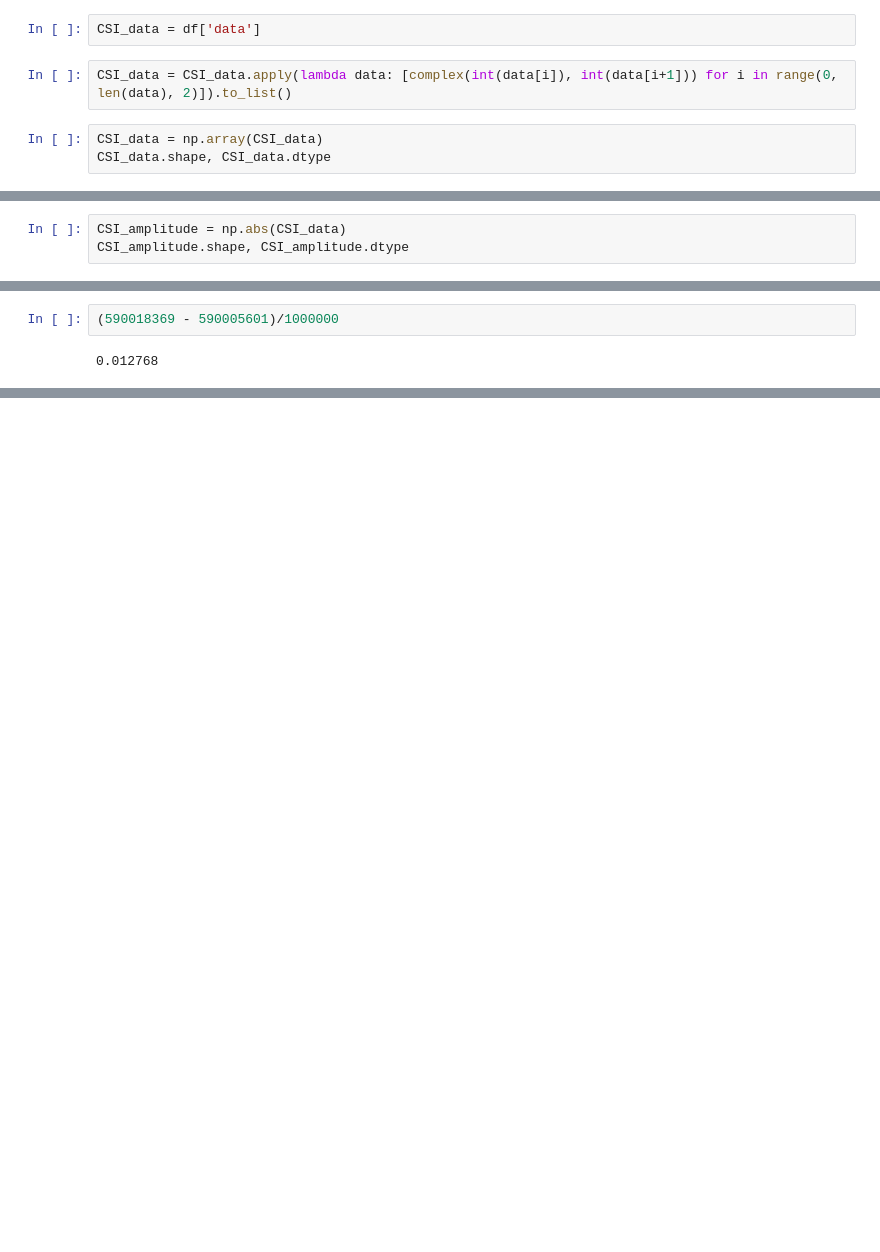
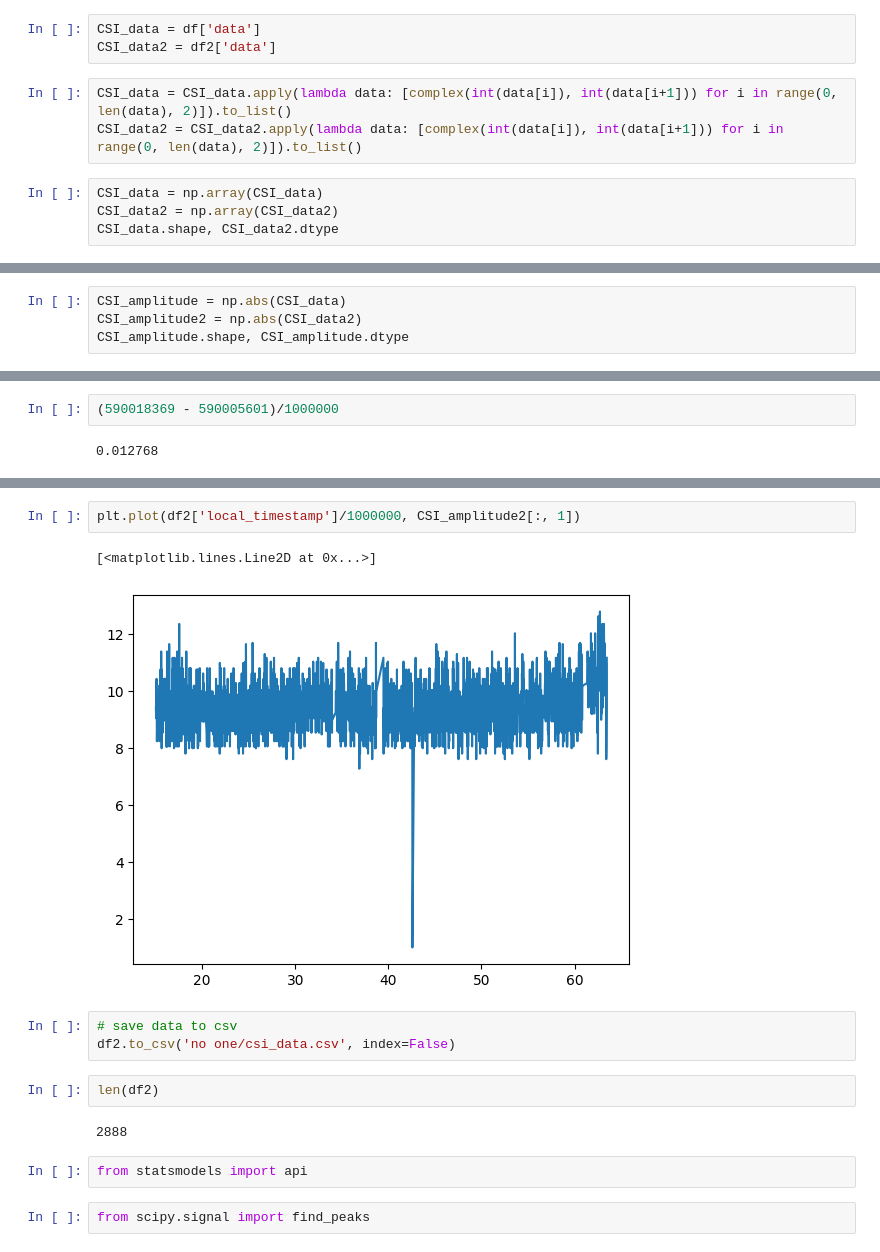
Before and after one commit to SumYg/COMP3516-Presence-detection-using-WiFi-IoTs, a Jupyter notebook: analysis.ipynb, the cells around one changed output, grey strips where cells are left out. Cells and saved outputs as stored; diff of their text form; blank space fills up the shorter version.

```diff
--- a/analysis.ipynb
+++ b/analysis.ipynb
@@ -42,10 +30,13 @@ True
 # %%
 CSI_data = df['data']
+CSI_data2 = df2['data']
 # %%
 CSI_data = CSI_data.apply(lambda data: [complex(int(data[i]), int(data[i+1])) for i in range(0, len(data), 2)]).to_list()
+CSI_data2 = CSI_data2.apply(lambda data: [complex(int(data[i]), int(data[i+1])) for i in range(0, len(data), 2)]).to_list()
 # %%
 CSI_data = np.array(CSI_data)
-CSI_data.shape, CSI_data.dtype
+CSI_data2 = np.array(CSI_data2)
+CSI_data.shape, CSI_data2.dtype
 # %% [output]
 ((6789, 64), dtype('complex128'))
 # %%
@@ -56,6 +47,7 @@ CSI_data.shape
 from mpl_toolkits import axes_grid1
 # %%
 CSI_amplitude = np.abs(CSI_data)
+CSI_amplitude2 = np.abs(CSI_data2)
 CSI_amplitude.shape, CSI_amplitude.dtype
 # %% [output]
 ((6789, 64), dtype('float64'))
@@ -141,0 +119,16 @@ plt.plot(df['local_timestamp'][:500]/1000000, CSI_amplitude[:500, 1])
+# %%
+plt.plot(df2['local_timestamp']/1000000, CSI_amplitude2[:, 1])
+# %% [output]
+[<matplotlib.lines.Line2D at 0x...>]
+[figure, added]
+# %%
+# save data to csv
+df2.to_csv('no one/csi_data.csv', index=False)
+# %%
+len(df2)
+# %% [output]
+2888
+# %%
+from statsmodels import api
+# %%
+from scipy.signal import find_peaks
```
Also changed, not shown: parts of 16 cells of this notebook, 2 other files.
